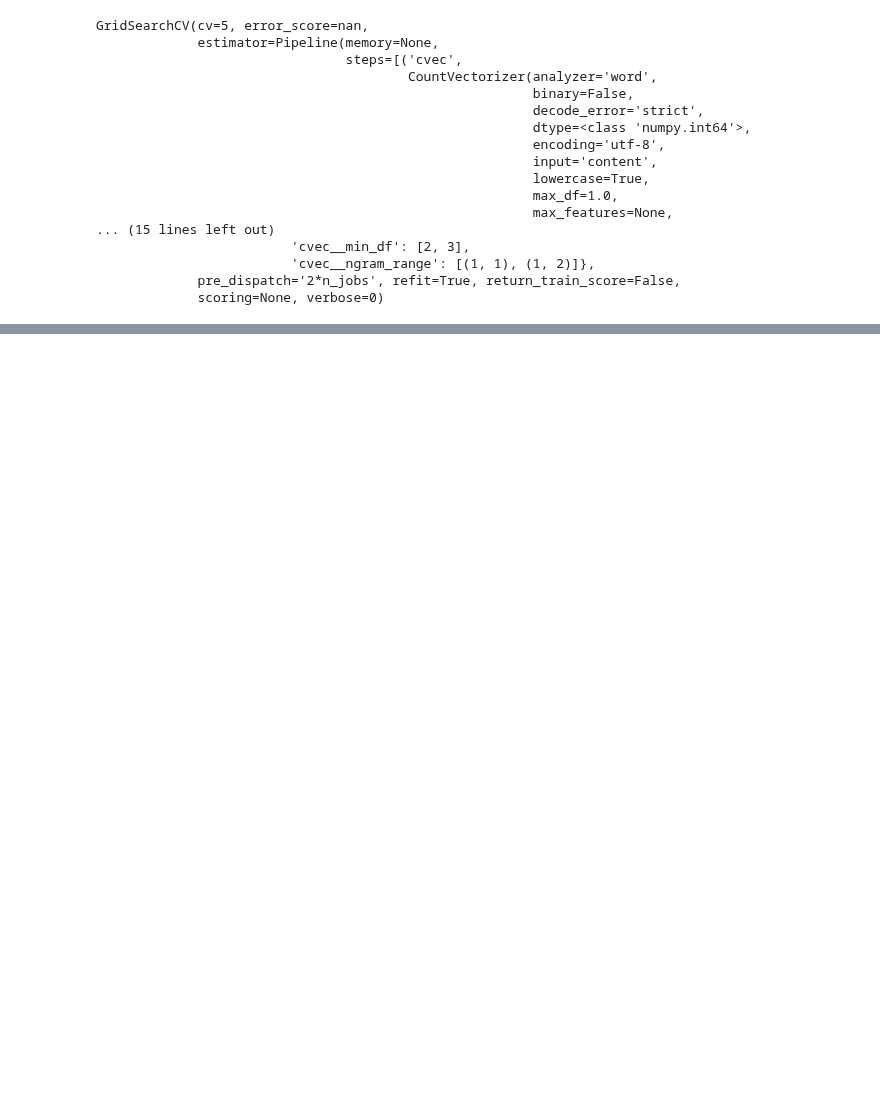
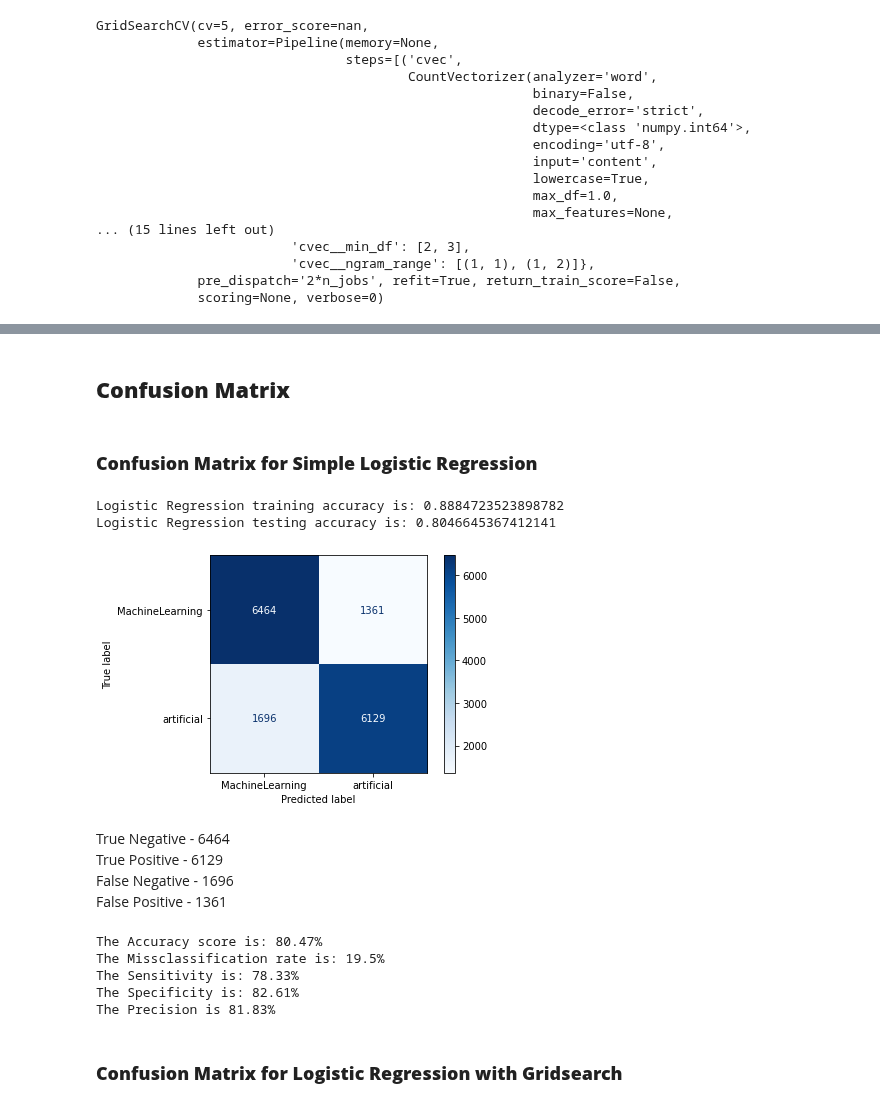
Before and after one commit to amcurley/GA_projects, a Jupyter notebook: Projects/project_3-master/04_title_selftext.ipynb, the cells around one changed output, grey strips where cells are left out. Drawn from its saved outputs; the diff is of its cells as text; code cells hidden in the pictures; blank space fills up the shorter version.

```diff
--- a/Projects/project_3-master/04_title_selftext.ipynb
+++ b/Projects/project_3-master/04_title_selftext.ipynb
@@ -229,7 +226,7 @@ y.shape
 (62598,)
 # %%
 # Train Test Split
-X_train, X_test, y_train, y_test = train_test_split(X, y, train_size = .65, stratify = y, random_state=42)
+X_train, X_test, y_train, y_test = train_test_split(X, y, stratify = y, random_state=42)
 # %%
 print(X_train.shape)
 print(X_test.shape)
@@ -260,7 +255,7 @@ vectorizer = CountVectorizer(analyzer = "word",
                              tokenizer = None,
                              preprocessor = None,
                              stop_words = None,
-                             max_features = 3000,
+                             max_features = 20000,
                              min_df = 2
                              )
 # %%
@@ -327,7 +314,7 @@ pipe_cvec_nb = Pipeline([
 ])
 # %%
 pipe_params = {
-    'cvec__max_features': [1000, 2000, 3000, 4000, 5000],
+    'cvec__max_features': [5000, 10_000],
     'cvec__min_df': [2, 3],
     'cvec__ngram_range': [(1, 1), (1,2)],
 #     'cvec__max_df': [.90, .95]
@@ -338,12 +325,14 @@ pipe_params = {
 #LR
 gs_cvec_lr = GridSearchCV(pipe_cvec_lr, # what object are we optimizing?
                   param_grid = pipe_params, # what parameters values are we searching?
-                  cv = 5) # 5-fold cross-validation.
+                  cv = 5,
+                  n_jobs = -1) # 5-fold cross-validation.
 
 #NB
 gs_cvec_nb = GridSearchCV(pipe_cvec_nb, # what object are we optimizing?
                   param_grid = pipe_params, # what parameters values are we searching?
-                  cv = 5) # 5-fold cross-validation.
+                  cv = 5,
+                  n_jobs = -1) # 5-fold cross-validation.
 # %%
 gs_cvec_lr.fit(X_train['title_selftext'], y_train)
 # %% [output]
@@ -400,0 +398,5 @@ Naive Bayes with Gridsearch training accuracy is: 0.810588772250114
+# %% [markdown]
+<a name="cm"></a>
+## **Confusion Matrix**
+# %% [markdown]
+### **Confusion Matrix for Simple Logistic Regression**
@@ -400,0 +409,13 @@ Naive Bayes with Gridsearch training accuracy is: 0.810588772250114
+# %%
+plot_confusion_matrix(lr, test_data_features, y_test, cmap='Blues', values_format='d');
+print(f"Logistic Regression training accuracy is: {lr.score(train_data_features, y_train)}")
+print(f"Logistic Regression testing accuracy is: {lr.score(test_data_features, y_test)}")
+# %% [output]
+Logistic Regression training accuracy is: 0.8884723523898782
+Logistic Regression testing accuracy is: 0.8046645367412141
+[figure, added]
+# %% [markdown]
+True Negative - 6464
+True Positive - 6129
+False Negative - 1696
+False Positive - 1361
@@ -400,0 +427,19 @@ Naive Bayes with Gridsearch training accuracy is: 0.810588772250114
+# %%
+# Accuracy:  # What percentage of observation did I correctly predict?
+print(f"The Accuracy score is: {round((TP + TN) / (TP + TN + FP + FN), 4) * 100}%")
+# Misclassification: # What percentage of observation did I incorrectly predict?
+print(f"The Missclassification rate is: {round((FP + FN) / (TP + TN + FP + FN), 3) * 100}%")
+# Sensitivity:  # Among Positives, how many did I get correctly? Same as recall
+print(f"The Sensitivity is: {round(TP / (TP + FN), 4) * 100}%")
+# Specificity:  # Among Negatives, how many did I get correctly?
+print(f"The Specificity is: {round(TN / (TN + FP), 4) * 100}%")
+# Precision: # Among Positives, how many did i Predict correct
+print(f"The Precision is {round(TP / (TP + FP), 4) * 100}%")
+# %% [output]
+The Accuracy score is: 80.47%
+The Missclassification rate is: 19.5%
+The Sensitivity is: 78.33%
+The Specificity is: 82.61%
+The Precision is 81.83%
+# %% [markdown]
+### **Confusion Matrix for Logistic Regression with Gridsearch**
```
Also changed, not shown: parts of 43 cells of this notebook, 2 other files.
